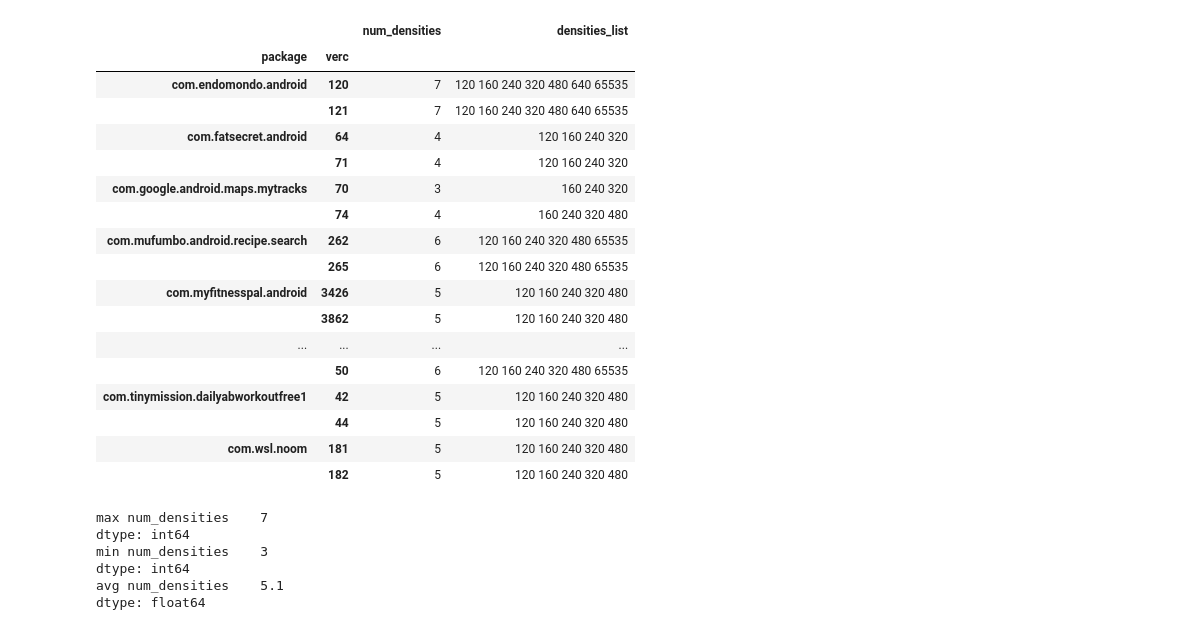
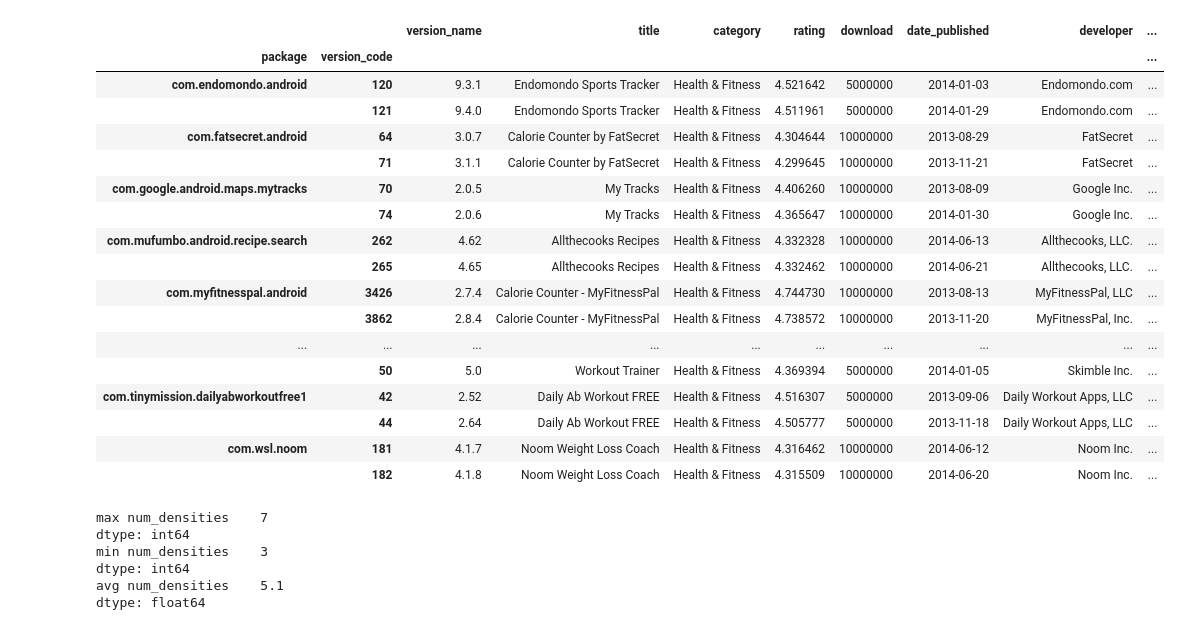
Before and after one commit to jacksonchen/app_analysis, a Jupyter notebook: app_screen_density_changes.ipynb, the cells around one changed output. Cells and saved outputs as stored; diff of their text form; code cells hidden in the pictures.

```diff
--- a/app_screen_density_changes.ipynb
+++ b/app_screen_density_changes.ipynb
@@ -6,28 +8,33 @@ from IPython.display import HTML
 # %%
 app_screen_density_dump = pd.read_csv('/Users/Jackson/dev/science/health-apps/screen_densities.csv')
 app_screen_density_dump.columns = ['package', 'verc', 'num_densities', 'densities_list']
 app_screen_density_dump.sort(columns=['package', 'verc'], inplace=True)
 app_screen_density_dump.set_index(['package','verc'], inplace=True)
 app_screen_density_dump
+
+app_dump = pd.read_csv('/Users/Jackson/dev/science/health-apps/10-health-apps-additional_info.csv')
+app_dump.sort(columns=['package', 'version_code'], inplace=True)
+app_dump.set_index(['package', 'version_code'], inplace=True)
+app_dump
 # %% [output]
-|  |  | num_densities | densities_list |
-| package | verc |  |  |
-| com.endomondo.android | 120 | 7 | 120 160 240 320 480 640 65535 |
-|  | 121 | 7 | 120 160 240 320 480 640 65535 |
-| com.fatsecret.android | 64 | 4 | 120 160 240 320 |
-|  | 71 | 4 | 120 160 240 320 |
-| com.google.android.maps.mytracks | 70 | 3 | 160 240 320 |
-|  | 74 | 4 | 160 240 320 480 |
-| com.mufumbo.android.recipe.search | 262 | 6 | 120 160 240 320 480 65535 |
-|  | 265 | 6 | 120 160 240 320 480 65535 |
-| com.myfitnesspal.android | 3426 | 5 | 120 160 240 320 480 |
-|  | 3862 | 5 | 120 160 240 320 480 |
-| ... | ... | ... | ... |
-|  | 50 | 6 | 120 160 240 320 480 65535 |
-| com.tinymission.dailyabworkoutfree1 | 42 | 5 | 120 160 240 320 480 |
-|  | 44 | 5 | 120 160 240 320 480 |
-| com.wsl.noom | 181 | 5 | 120 160 240 320 480 |
-|  | 182 | 5 | 120 160 240 320 480 |
+|  |  | version_name | title | category | rating | download | date_published | developer | ... |
+| package | version_code |  |  |  |  |  |  |  | ... |
+| com.endomondo.android | 120 | 9.3.1 | Endomondo Sports Tracker | Health & Fitness | 4.521642 | 5000000 | 2014-01-03 | Endomondo.com | ... |
+|  | 121 | 9.4.0 | Endomondo Sports Tracker | Health & Fitness | 4.511961 | 5000000 | 2014-01-29 | Endomondo.com | ... |
+| com.fatsecret.android | 64 | 3.0.7 | Calorie Counter by FatSecret | Health & Fitness | 4.304644 | 10000000 | 2013-08-29 | FatSecret | ... |
+|  | 71 | 3.1.1 | Calorie Counter by FatSecret | Health & Fitness | 4.299645 | 10000000 | 2013-11-21 | FatSecret | ... |
+| com.google.android.maps.mytracks | 70 | 2.0.5 | My Tracks | Health & Fitness | 4.406260 | 10000000 | 2013-08-09 | Google Inc. | ... |
+|  | 74 | 2.0.6 | My Tracks | Health & Fitness | 4.365647 | 10000000 | 2014-01-30 | Google Inc. | ... |
+| com.mufumbo.android.recipe.search | 262 | 4.62 | Allthecooks Recipes | Health & Fitness | 4.332328 | 10000000 | 2014-06-13 | Allthecooks, LLC. | ... |
+|  | 265 | 4.65 | Allthecooks Recipes | Health & Fitness | 4.332462 | 10000000 | 2014-06-21 | Allthecooks, LLC. | ... |
+| com.myfitnesspal.android | 3426 | 2.7.4 | Calorie Counter - MyFitnessPal | Health & Fitness | 4.744730 | 10000000 | 2013-08-13 | MyFitnessPal, LLC | ... |
+|  | 3862 | 2.8.4 | Calorie Counter - MyFitnessPal | Health & Fitness | 4.738572 | 10000000 | 2013-11-20 | MyFitnessPal, Inc. | ... |
+| ... | ... | ... | ... | ... | ... | ... | ... | ... | ... |
+|  | 50 | 5.0 | Workout Trainer | Health & Fitness | 4.369394 | 5000000 | 2014-01-05 | Skimble Inc. | ... |
+| com.tinymission.dailyabworkoutfree1 | 42 | 2.52 | Daily Ab Workout FREE | Health & Fitness | 4.516307 | 5000000 | 2013-09-06 | Daily Workout Apps, LLC | ... |
+|  | 44 | 2.64 | Daily Ab Workout FREE | Health & Fitness | 4.505777 | 5000000 | 2013-11-18 | Daily Workout Apps, LLC | ... |
+| com.wsl.noom | 181 | 4.1.7 | Noom Weight Loss Coach | Health & Fitness | 4.316462 | 10000000 | 2014-06-12 | Noom Inc. | ... |
+|  | 182 | 4.1.8 | Noom Weight Loss Coach | Health & Fitness | 4.315509 | 10000000 | 2014-06-20 | Noom Inc. | ... |
 # %%
 #Finds the max, min, and avg number of screen densities supported
 
```
Also changed, not shown: parts of 3 cells of this notebook, 2 other files.
